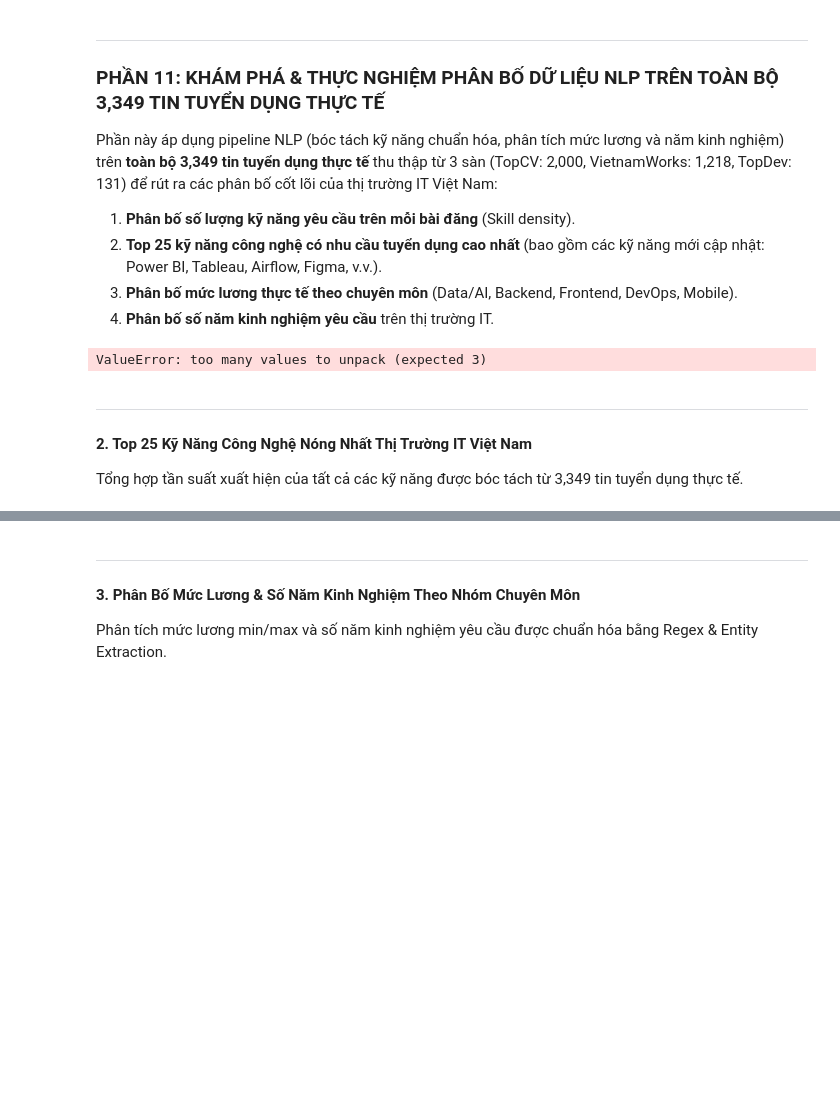
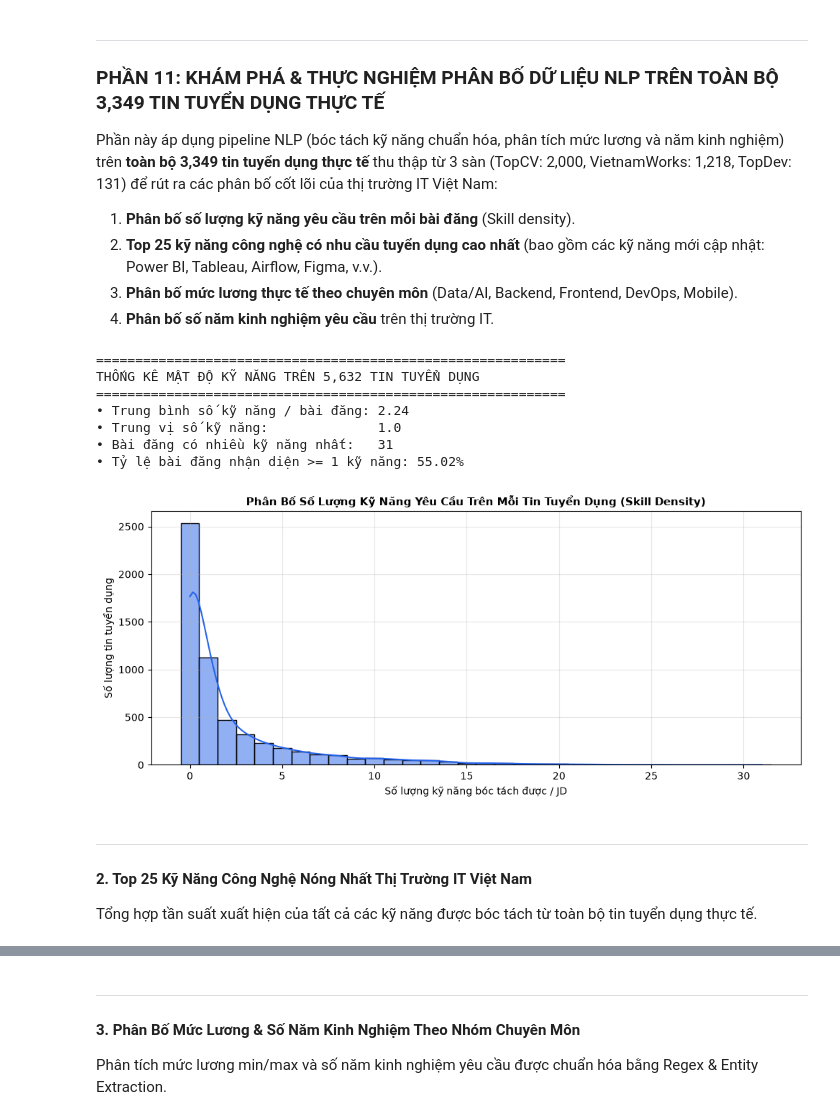
Before and after one commit to doanquangminh14/IT-Job-Market-Intelligence, a Jupyter notebook: notebook/03_nlp_embeddings/01_nlp_skill_extraction.ipynb, the cells around one changed output, grey strips where cells are left out. Drawn from its saved outputs; the diff is of its cells as text; code cells hidden in the pictures; blank space fills up the shorter version.

```diff
--- a/notebook/03_nlp_embeddings/01_nlp_skill_extraction.ipynb
+++ b/notebook/03_nlp_embeddings/01_nlp_skill_extraction.ipynb
@@ -587,53 +587,62 @@ Phần này áp dụng pipeline NLP (bóc tách kỹ năng chuẩn hóa, phân t
 3. **Phân bố mức lương thực tế theo chuyên môn** (Data/AI, Backend, Frontend, DevOps, Mobile).
 4. **Phân bố số năm kinh nghiệm yêu cầu** trên thị trường IT.
 # %%
-# 1. Chạy bóc tách kỹ năng chuẩn hóa trên toàn bộ 3,349 bài tuyển dụng
+# 1. Chạy bóc tách kỹ năng chuẩn hóa trên toàn bộ bài tuyển dụng
 import matplotlib.pyplot as plt
 import seaborn as sns
 from collections import Counter
 
-skill_patterns = get_skill_patterns()
+skill_patterns = get_skill_patterns()   # dict {tên kỹ năng: regex}
+compiled_patterns = [(re.compile(p, re.IGNORECASE), name) for name, p in skill_patterns.items()]
 
 # Kết hợp tiêu đề + mô tả + yêu cầu để trích xuất kỹ năng
 all_extracted_skills = []
 skill_counts_per_job = []
 
 for idx, row in df.iterrows():
-    combined_text = f"{str(row.get('title', ''))} {str(row.get('description', ''))} {str(row.get('requirements', ''))}"
+    # Tên cột thật của bảng Bronze: title_raw, overview_raw, responsibilities_raw, requirements_raw
+    combined_text = " ".join(str(row.get(c, '')) for c in ['title_raw', 'overview_raw', 'responsibilities_raw', 'requirements_raw'])
     job_skills = set()
-    for pattern, skill_name, cat in skill_patterns:
+    for pattern, skill_name in compiled_patterns:
         if pattern.search(combined_text):
             job_skills.add(skill_name)
     all_extracted_skills.append(list(job_skills))
     skill_counts_per_job.append(len(job_skills))
 
 df['extracted_skills'] = all_extracted_skills
 df['skill_count'] = skill_counts_per_job
 
 print("=" * 60)
-print("THỐNG KÊ MẬT ĐỘ KỸ NĂNG TRÊN 3,349 TIN TUYỂN DỤNG")
+print(f"THỐNG KÊ MẬT ĐỘ KỸ NĂNG TRÊN {len(df):,} TIN TUYỂN DỤNG")
 print("=" * 60)
 print(f"• Trung bình số kỹ năng / bài đăng: {np.mean(skill_counts_per_job):.2f}")
 print(f"• Trung vị số kỹ năng:              {np.median(skill_counts_per_job):.1f}")
 print(f"• Bài đăng có nhiều kỹ năng nhất:   {np.max(skill_counts_per_job)}")
 print(f"• Tỷ lệ bài đăng nhận diện >= 1 kỹ năng: {(np.array(skill_counts_per_job) > 0).mean()*100:.2f}%")
 
 # Vẽ biểu đồ phân bố số kỹ năng trên mỗi JD
 plt.figure(figsize=(10, 4.5))
 sns.histplot(skill_counts_per_job, bins=25, kde=True, color='#2563EB', discrete=True)
 plt.title("Phân Bố Số Lượng Kỹ Năng Yêu Cầu Trên Mỗi Tin Tuyển Dụng (Skill Density)", fontsize=11, fontweight='bold')
 plt.xlabel("Số lượng kỹ năng bóc tách được / JD")
 plt.ylabel("Số lượng tin tuyển dụng")
 plt.grid(alpha=0.3)
 plt.tight_layout()
 plt.show()
 # %% [output]
-ValueError: too many values to unpack (expected 3)
+============================================================
+THỐNG KÊ MẬT ĐỘ KỸ NĂNG TRÊN 5,632 TIN TUYỂN DỤNG
+============================================================
+• Trung bình số kỹ năng / bài đăng: 2.24
+• Trung vị số kỹ năng:              1.0
+• Bài đăng có nhiều kỹ năng nhất:   31
+• Tỷ lệ bài đăng nhận diện >= 1 kỹ năng: 55.02%
+[figure, added]
 # %% [markdown]
 ---
 #### 2. Top 25 Kỹ Năng Công Nghệ Nóng Nhất Thị Trường IT Việt Nam
 
-Tổng hợp tần suất xuất hiện của tất cả các kỹ năng được bóc tách từ 3,349 tin tuyển dụng thực tế.
+Tổng hợp tần suất xuất hiện của tất cả các kỹ năng được bóc tách từ toàn bộ tin tuyển dụng thực tế.
 # %%
 # 2. Xếp hạng Top 25 kỹ năng công nghệ phổ biến nhất
 flat_skills = [s for sublist in all_extracted_skills for s in sublist]
```
Also changed, not shown: parts of 4 cells of this notebook, 5 other files.
